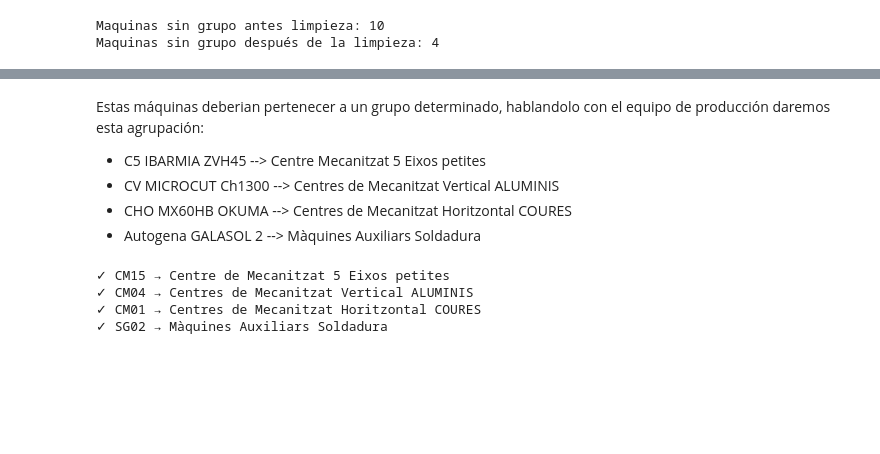
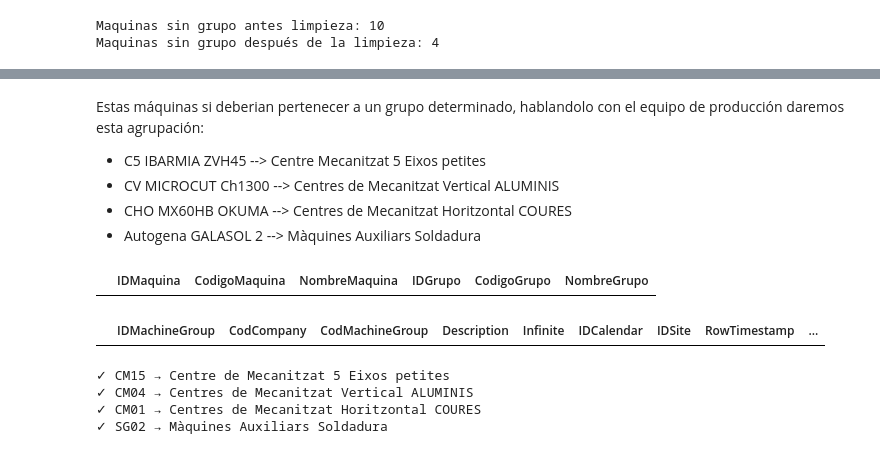
Before and after one commit to muntrans/TFM, a Jupyter notebook: Tratamiento_Machines.ipynb, the cells around one changed output, grey strips where cells are left out. Saved outputs shown, nothing was run; the diff lists cells and outputs as text; code cells hidden in the pictures; blank space fills up the shorter version.

```diff
--- a/Tratamiento_Machines.ipynb
+++ b/Tratamiento_Machines.ipynb
@@ -299,9 +339,15 @@ display(sin_grupo)
 # %% [markdown]
-Estas máquinas deberian pertenecer a un grupo determinado, hablandolo con el equipo de producción daremos esta agrupación:
+Estas máquinas si deberian pertenecer a un grupo determinado, hablandolo con el equipo de producción daremos esta agrupación:
 - C5 IBARMIA ZVH45 --> Centre Mecanitzat 5 Eixos petites
 - CV MICROCUT Ch1300 --> Centres de Mecanitzat Vertical ALUMINIS
 - CHO MX60HB OKUMA --> Centres de Mecanitzat Horitzontal COURES
 - Autogena GALASOL 2 --> Màquines Auxiliars Soldadura
+# %%
+display(maquina_grupo.head(0))
+display(df_machines_group.head(0))
+# %% [output]
+|  | IDMaquina | CodigoMaquina | NombreMaquina | IDGrupo | CodigoGrupo | NombreGrupo |
+|  | IDMachineGroup | CodCompany | CodMachineGroup | Description | Infinite | IDCalendar | IDSite | RowTimestamp | ... |
 # %%
 # Voy a rellenar las máquinas huerfanas
 
```
Also changed, not shown: parts of 31 cells of this notebook, 5 other files.
